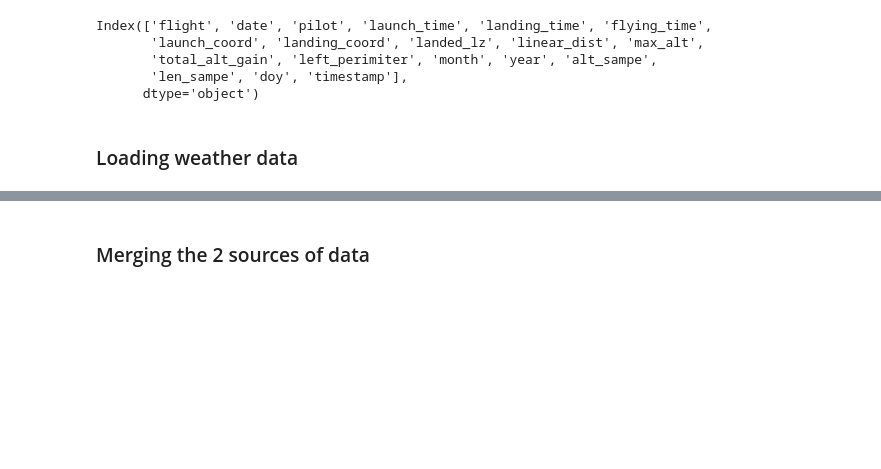
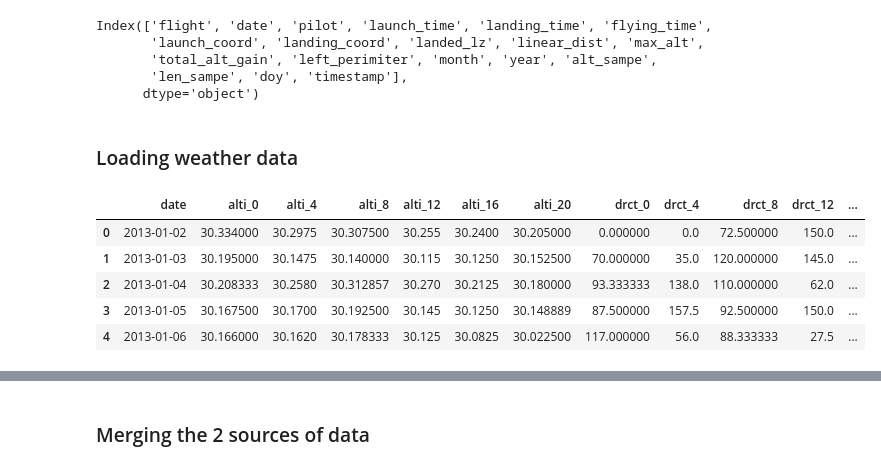
Before and after one commit to eddietheangel/soaring_predictor, a Jupyter notebook: notebooks/Model_fit.ipynb, the cells around one changed output, grey strips where cells are left out. Drawn from its saved outputs; the diff is of its cells as text; code cells hidden in the pictures; blank space fills up the shorter version.

```diff
--- a/notebooks/Model_fit.ipynb
+++ b/notebooks/Model_fit.ipynb
@@ -29,3 +30,12 @@ Y = pd.DataFrame(F.groupby('date')['flying_time','max_alt','left_perimiter'].max
 ### Loading weather data
 # %%
 W = pd.read_sql('SELECT * from weather;', conn)
+# %%
+W.head()
+# %% [output]
+|  | date | alti_0 | alti_4 | alti_8 | alti_12 | alti_16 | alti_20 | drct_0 | drct_4 | drct_8 | drct_12 | ... |
+| 0 | 2013-01-02 | 30.334000 | 30.2975 | 30.307500 | 30.255 | 30.2400 | 30.205000 | 0.000000 | 0.0 | 72.500000 | 150.0 | ... |
+| 1 | 2013-01-03 | 30.195000 | 30.1475 | 30.140000 | 30.115 | 30.1250 | 30.152500 | 70.000000 | 35.0 | 120.000000 | 145.0 | ... |
+| 2 | 2013-01-04 | 30.208333 | 30.2580 | 30.312857 | 30.270 | 30.2125 | 30.180000 | 93.333333 | 138.0 | 110.000000 | 62.0 | ... |
+| 3 | 2013-01-05 | 30.167500 | 30.1700 | 30.192500 | 30.145 | 30.1250 | 30.148889 | 87.500000 | 157.5 | 92.500000 | 150.0 | ... |
+| 4 | 2013-01-06 | 30.166000 | 30.1620 | 30.178333 | 30.125 | 30.0825 | 30.022500 | 117.000000 | 56.0 | 88.333333 | 27.5 | ... |
```
Also changed, not shown: parts of 5 cells of this notebook, 2 other files.
